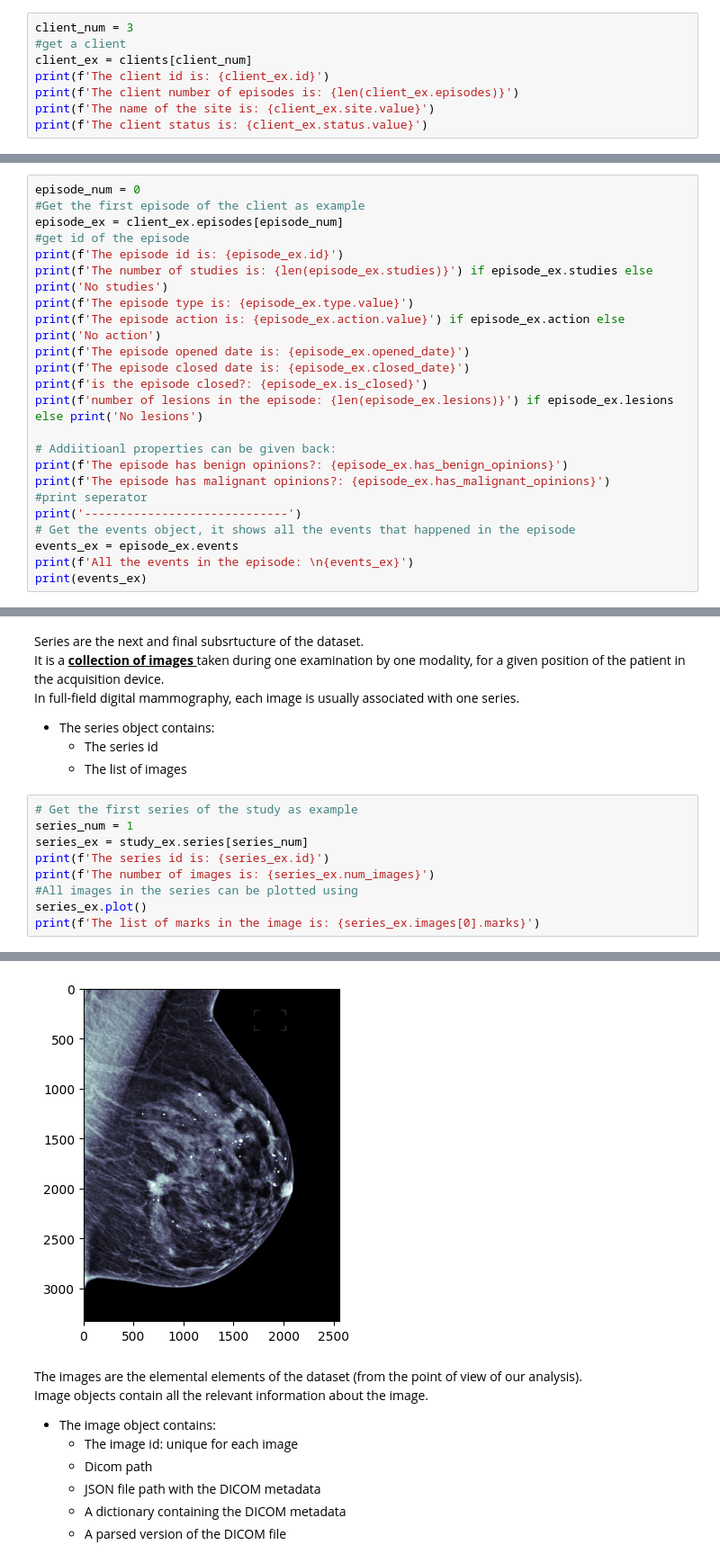
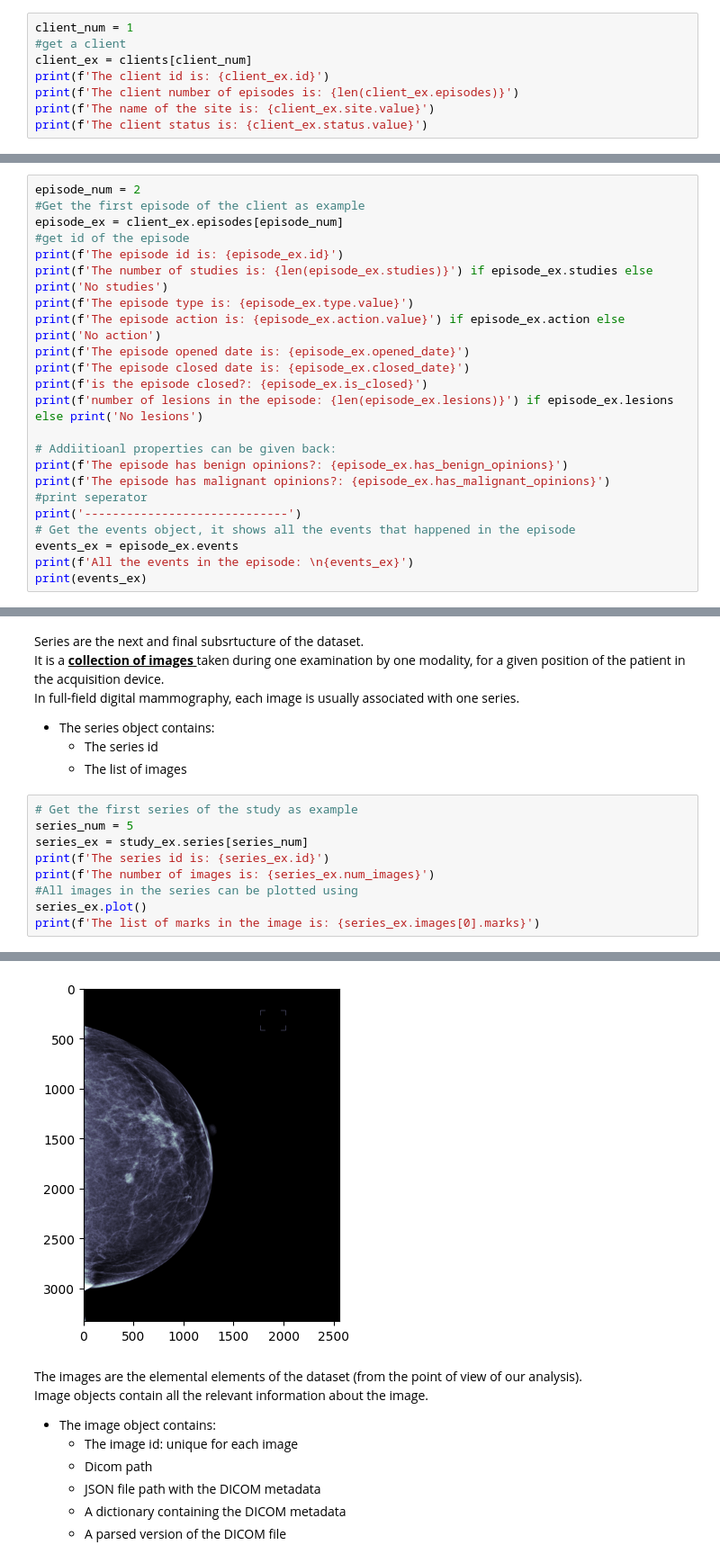
Before and after one commit to Likalto4/diffusion-models_master, a Jupyter notebook: dataset_analysis/dataset_construction/dataset_initials.ipynb, the cells around one changed output, grey strips where cells are left out. Shown: that part at 90% size. Saved outputs shown, nothing was run; the diff lists cells and outputs as text.

```diff
--- a/dataset_analysis/dataset_construction/dataset_initials.ipynb
+++ b/dataset_analysis/dataset_construction/dataset_initials.ipynb
@@ -47,7 +49,7 @@ A <ins> **client** </ins>. represents a patient and can have one or more episode
 
 Let's take a client exmaple and analyze it:
 # %%
-client_num = 3
+client_num = 1
 #get a client
 client_ex = clients[client_num]
 print(f'The client id is: {client_ex.id}')
@@ -82,7 +84,7 @@ Episodes contain a set of medical procedures or events associated with the treat
     - Events object: a set of medical procedures or events associated wiith the episode
     - Studies list: studies are collections of screening and diagnostic images
 # %%
-episode_num = 0
+episode_num = 2
 #Get the first episode of the client as example
 episode_ex = client_ex.episodes[episode_num]
 #get id of the episode
@@ -171,7 +174,7 @@ In full-field digital mammography, each image is usually associated with one ser
     - The list of images
 # %%
 # Get the first series of the study as example
-series_num = 1
+series_num = 5
 series_ex = study_ex.series[series_num]
 print(f'The series id is: {series_ex.id}')
 print(f'The number of images is: {series_ex.num_images}')
@@ -185,4 +188,4 @@ The list of marks in the image is: [Mark(id='14787', lesion_id='1', boundingBox=
-[figure, old version]
+[figure, new version]
 # %% [markdown]
 The images are the elemental elements of the dataset (from the point of view of our analysis). <br>
 Image objects contain all the relevant information about the image. <br>
```
Also changed, not shown: parts of 11 cells of this notebook.
